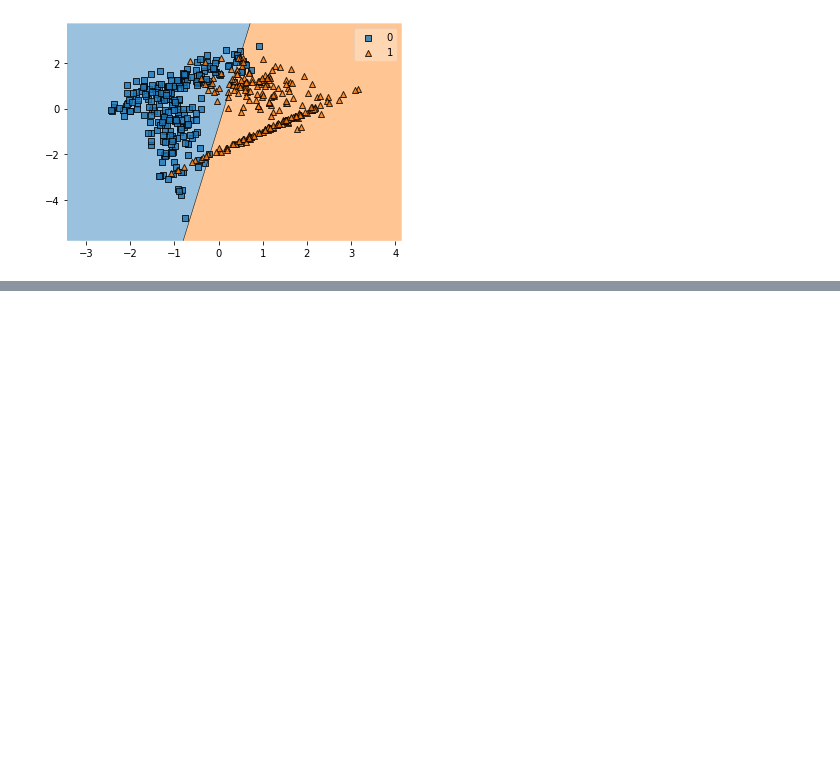
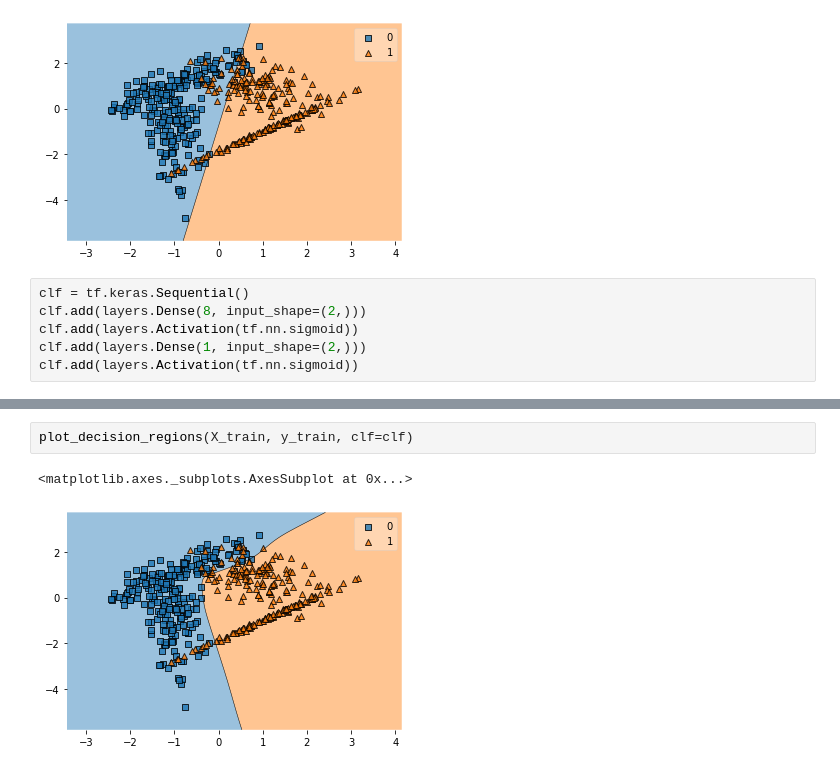
Before and after one commit to Jodahr/gans-learning, a Jupyter notebook: custom_training.ipynb, the cells around one changed output, grey strips where cells are left out. Drawn from its saved outputs; the diff is of its cells as text; blank space fills up the shorter version.

```diff
--- a/custom_training.ipynb
+++ b/custom_training.ipynb
@@ -336,3 +336,9 @@ plot_decision_regions(X_train, y_train, clf=clf)
 # %% [output]
 <matplotlib.axes._subplots.AxesSubplot at 0x...>
 [figure]
+# %%
+clf = tf.keras.Sequential()
+clf.add(layers.Dense(8, input_shape=(2,)))
+clf.add(layers.Activation(tf.nn.sigmoid))
+clf.add(layers.Dense(1, input_shape=(2,)))
+clf.add(layers.Activation(tf.nn.sigmoid))
@@ -338,0 +366,5 @@ plot_decision_regions(X_train, y_train, clf=clf)
+# %%
+plot_decision_regions(X_train, y_train, clf=clf)
+# %% [output]
+<matplotlib.axes._subplots.AxesSubplot at 0x...>
+[figure, added]
```
Also changed, not shown: parts of 1 cell of this notebook.
